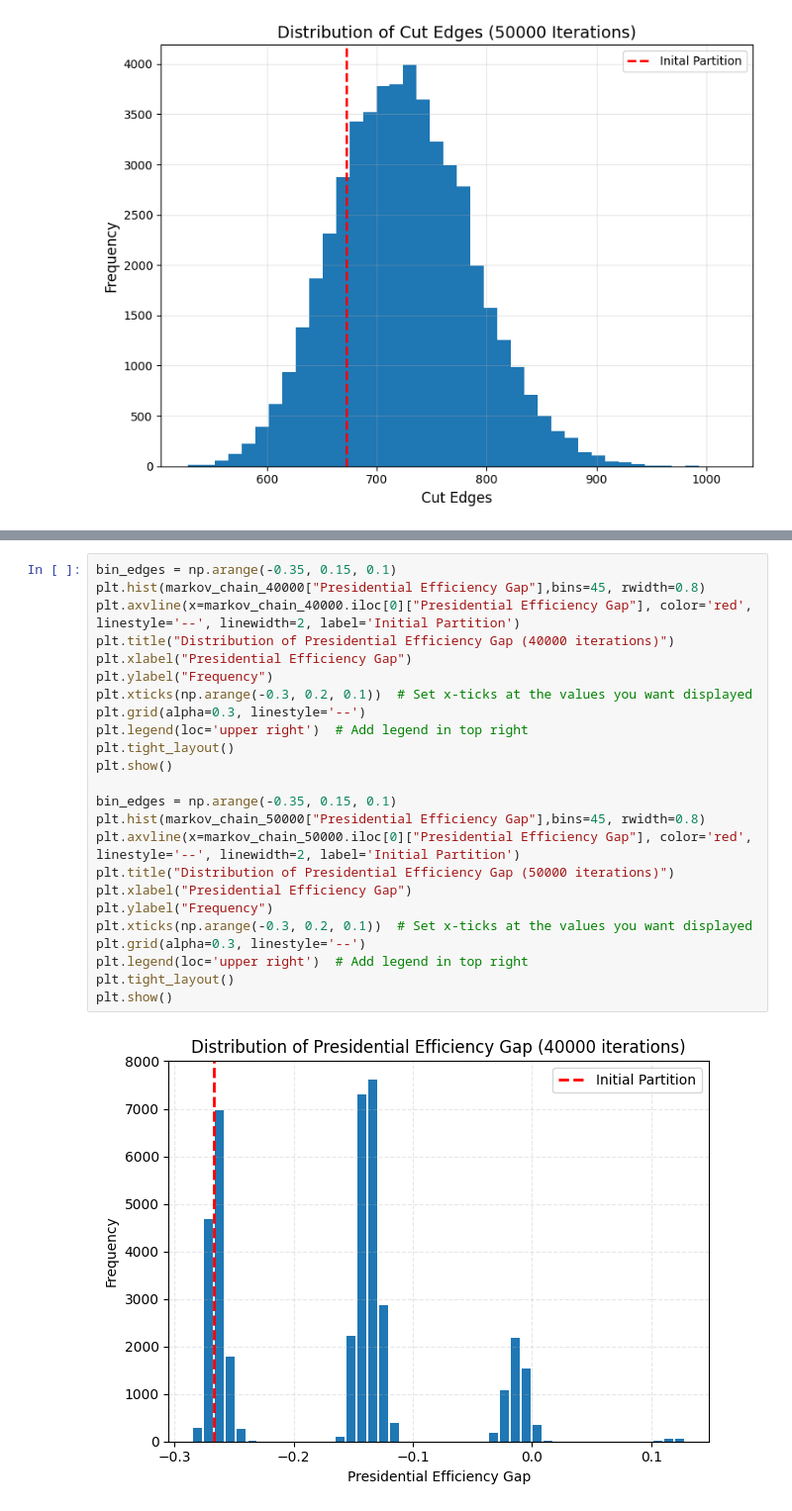
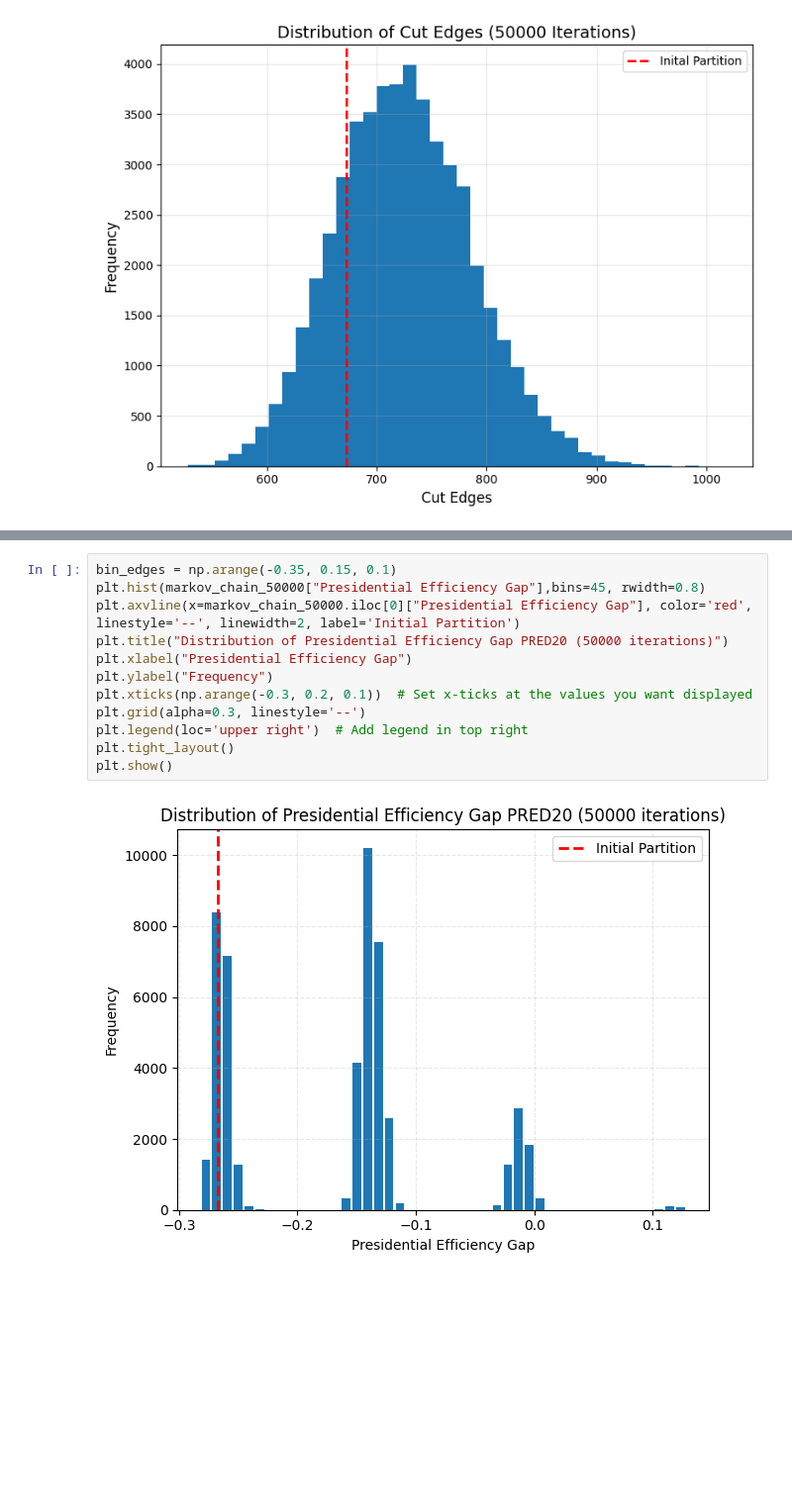
Before and after one commit to willystout/cs464_final_project, a Jupyter notebook: ensemble_results.ipynb, the cells around one changed output, grey strips where cells are left out. Shown: that part at 99% size. Saved outputs shown, nothing was run; the diff lists cells and outputs as text; blank space fills up the shorter version.

```diff
--- a/ensemble_results.ipynb
+++ b/ensemble_results.ipynb
@@ -170,26 +142,14 @@ plt.show()
 # %%
 bin_edges = np.arange(-0.35, 0.15, 0.1)
-plt.hist(markov_chain_40000["Presidential Efficiency Gap"],bins=45, rwidth=0.8)
-plt.axvline(x=markov_chain_40000.iloc[0]["Presidential Efficiency Gap"], color='red', linestyle='--', linewidth=2, label='Initial Partition')
-plt.title("Distribution of Presidential Efficiency Gap (40000 iterations)")
+plt.hist(markov_chain_50000["Presidential Efficiency Gap"],bins=45, rwidth=0.8)
+plt.axvline(x=markov_chain_50000.iloc[0]["Presidential Efficiency Gap"], color='red', linestyle='--', linewidth=2, label='Initial Partition')
+plt.title("Distribution of Presidential Efficiency Gap PRED20 (50000 iterations)")
 plt.xlabel("Presidential Efficiency Gap")
 plt.ylabel("Frequency")
 plt.xticks(np.arange(-0.3, 0.2, 0.1))  # Set x-ticks at the values you want displayed
 plt.grid(alpha=0.3, linestyle='--')
 plt.legend(loc='upper right')  # Add legend in top right
 plt.tight_layout()
 plt.show()
-
-bin_edges = np.arange(-0.35, 0.15, 0.1)
-plt.hist(markov_chain_50000["Presidential Efficiency Gap"],bins=45, rwidth=0.8)
-plt.axvline(x=markov_chain_50000.iloc[0]["Presidential Efficiency Gap"], color='red', linestyle='--', linewidth=2, label='Initial Partition')
-plt.title("Distribution of Presidential Efficiency Gap (50000 iterations)")
-plt.xlabel("Presidential Efficiency Gap")
-plt.ylabel("Frequency")
-plt.xticks(np.arange(-0.3, 0.2, 0.1))  # Set x-ticks at the values you want displayed
-plt.grid(alpha=0.3, linestyle='--')
-plt.legend(loc='upper right')  # Add legend in top right
-plt.tight_layout()
-plt.show()
 # %% [output]
-[figure, old version]
+[figure, new version]
```
Also changed, not shown: parts of 6 cells of this notebook.
